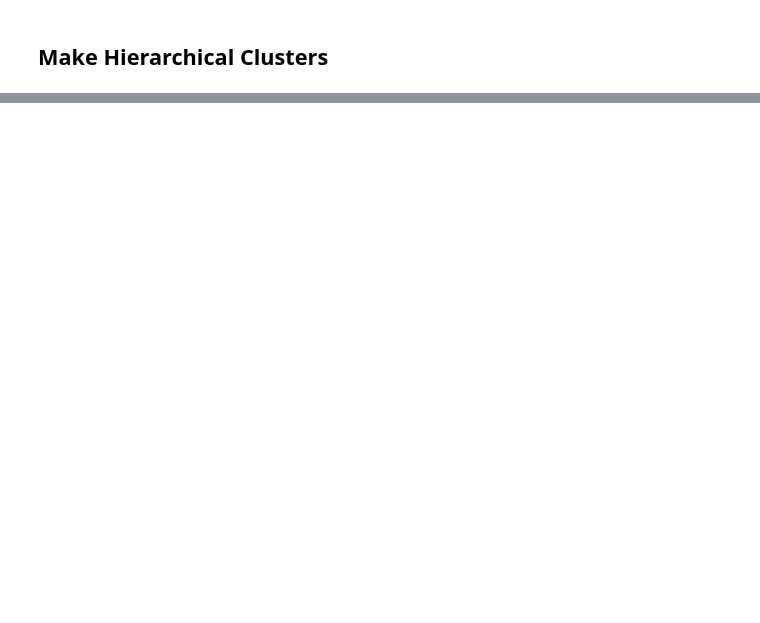
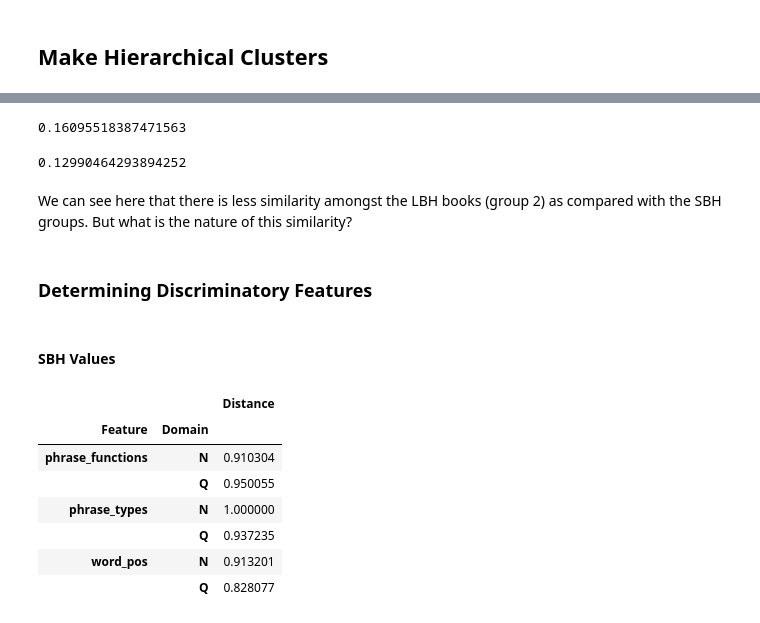
Before and after one commit to ETCBC/Probabilistic_Language_Change, a Jupyter notebook: analysis.ipynb, the cells around one changed output, grey strips where cells are left out. Drawn from its saved outputs; the diff is of its cells as text; code cells hidden in the pictures; blank space fills up the shorter version.

Commit message:
continue exploring results

```diff
--- a/analysis.ipynb
+++ b/analysis.ipynb
@@ -570,0 +568,12 @@ hierarchy.dendrogram(Z,labels=mean_distance.columns, orientation = "right")
+# %%
+from scipy.cluster.hierarchy import fcluster # flatten clusters
+
+cutoff = 0.4
+
+clusters = fcluster(Z, cutoff, criterion='distance')
+books_clustered = collections.defaultdict(list)
+for i, cluster in enumerate(clusters):
+    book = mean_distance.index[i]
+    books_clustered[cluster].append(book)
+
+books_clustered
@@ -570,0 +599,35 @@ hierarchy.dendrogram(Z,labels=mean_distance.columns, orientation = "right")
+# %%
+mean_distance[books_clustered[2]].values.mean()
+# %% [output]
+0.16095518387471563
+# %%
+mean_distance[books_clustered[1]].values.mean()
+# %% [output]
+0.12990464293894252
+# %% [markdown]
+We can see here that there is less similarity amongst the LBH books (group 2) as compared with the SBH groups. But what is the nature of this similarity?
+# %% [markdown]
+### Determining Discriminatory Features
+# %%
+sbh_results = results[results.Book1.isin(books_clustered[1]) & results.Book2.isin(books_clustered[1])]
+lbh_results = results[results.Book1.isin(books_clustered[2]) & results.Book2.isin(books_clustered[2])]
+
+del sbh_results['Book1']
+del sbh_results['Book2']
+del lbh_results['Book1']
+del lbh_results['Book2']
+# %% [markdown]
+#### SBH Values
+# %%
+sbh_res = sbh_results.groupby(['Feature', 'Domain']).mean()
+
+sbh_res / sbh_res.Distance.max()
+# %% [output]
+|  |  | Distance |
+| Feature | Domain |  |
+| phrase_functions | N | 0.910304 |
+|  | Q | 0.950055 |
+| phrase_types | N | 1.000000 |
+|  | Q | 0.937235 |
+| word_pos | N | 0.913201 |
+|  | Q | 0.828077 |
```
Also changed, not shown: parts of 15 cells of this notebook, 1 other file.
